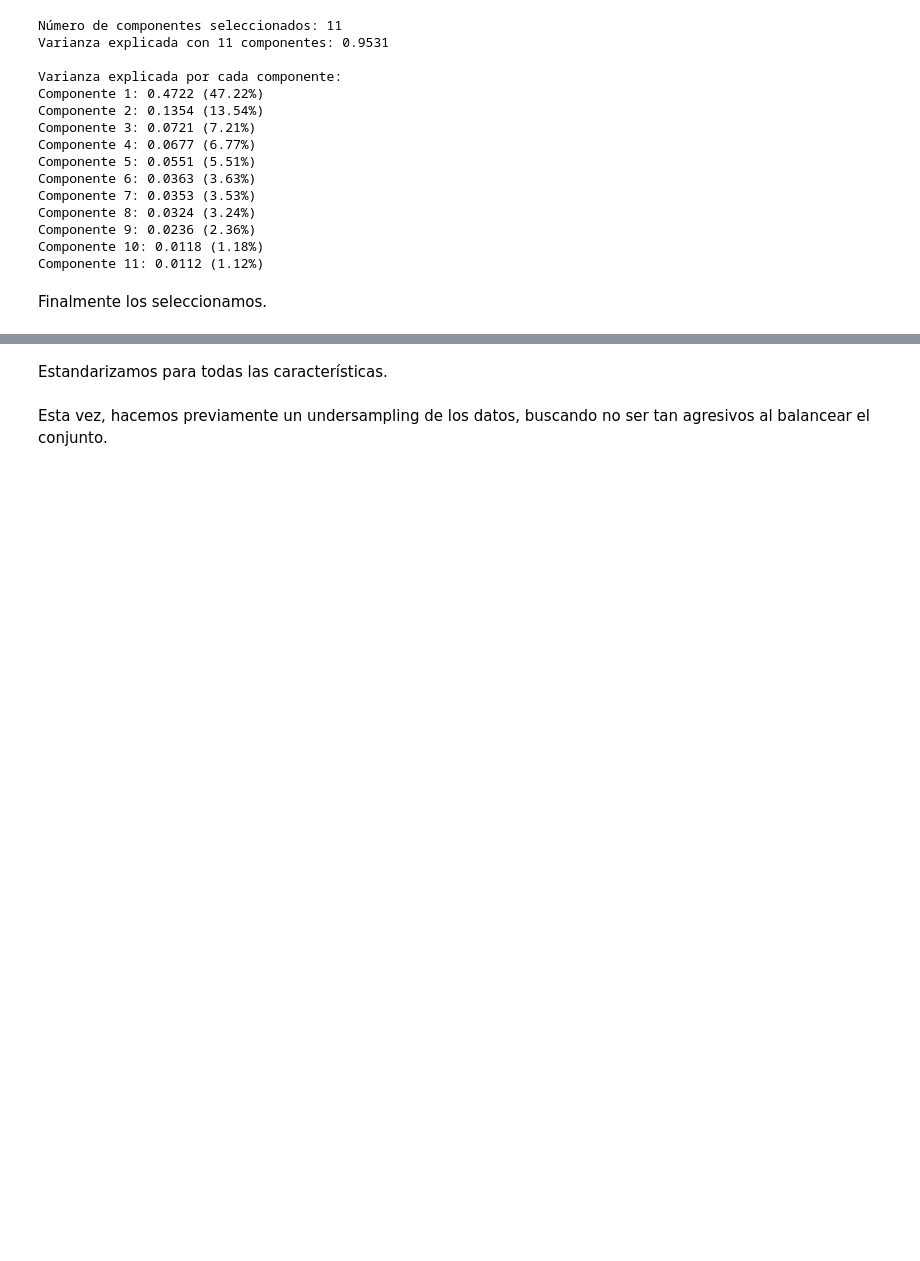
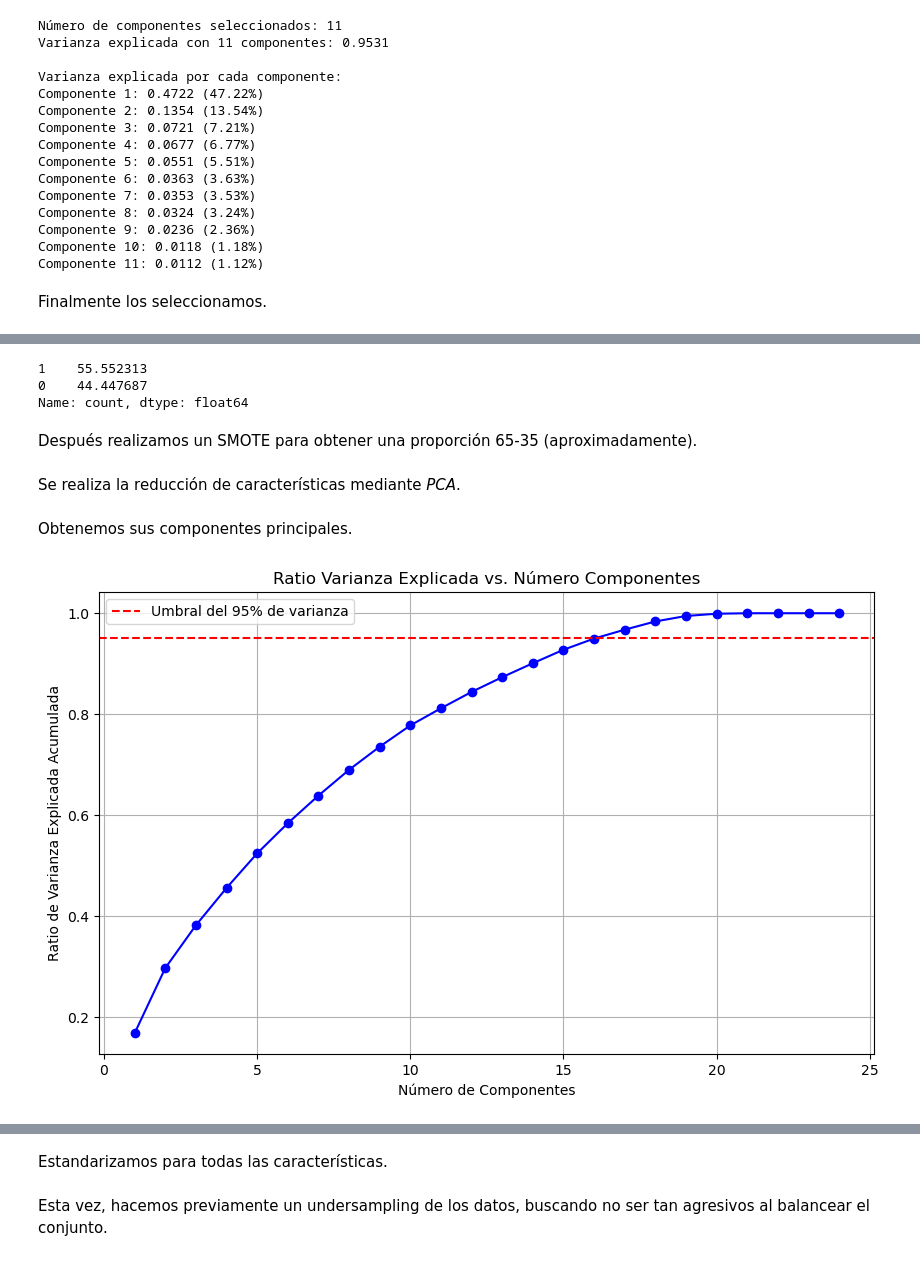
Before and after one commit to Tehedor/Reto1_ML-ABID, a Jupyter notebook: RandomForest_MLP.ipynb, the cells around one changed output, grey strips where cells are left out. Drawn from its saved outputs; the diff is of its cells as text; code cells hidden in the pictures; blank space fills up the shorter version.

Commit message:
Update RandomForest_MLP

```diff
--- a/RandomForest_MLP.ipynb
+++ b/RandomForest_MLP.ipynb
@@ -405,0 +412,3 @@ X_pca_N_O = X_pca_full_N_O[:, :n_comp_N_O]
+# %%
+prep_A_U = StandardScaler().fit(X_train)
+X_scaled_A_U = prep_A_U.transform(X_train)
@@ -405,0 +417,45 @@ X_pca_N_O = X_pca_full_N_O[:, :n_comp_N_O]
+# %%
+unsamp_A_U = RandomUnderSampler(sampling_strategy=0.8, random_state=seed)
+X_resampled_A_U, y_resampled_A_U = unsamp_A_U.fit_resample(X_scaled_A_U, y_train)
+# %%
+# Calcular los conteos de valores
+counts = pd.Series(y_resampled_A_U).value_counts()
+
+# Calcular los porcentajes
+percentages = (counts / len(y_resampled_A_U)) * 100
+
+# Mostrar los resultados
+print(percentages)
+# %% [output]
+1    55.552313
+0    44.447687
+Name: count, dtype: float64
+# %% [markdown]
+Después realizamos un SMOTE para obtener una proporción 65-35 (aproximadamente).
+# %% [markdown]
+Se realiza la reducción de características mediante *PCA*.
+# %%
+pca_A_U= PCA()
+X_pca_full_A_U = pca_A_U.fit_transform(X_resampled_A_U)
+# %% [markdown]
+Obtenemos sus componentes principales.
+# %%
+# Calculate cumulative explained variance ratio
+cumulative_variance_ratio_A_U = np.cumsum(pca_A_U.explained_variance_ratio_)
+
+# Plot explained variance ratio
+plt.figure(figsize=(10, 6))
+plt.plot(range(1, len(cumulative_variance_ratio_A_U) + 1),
+         cumulative_variance_ratio_A_U, 'bo-')
+plt.xlabel('Número de Componentes')
+plt.ylabel('Ratio de Varianza Explicada Acumulada')
+plt.title('Ratio Varianza Explicada vs. Número Componentes')
+plt.grid(True)
+
+# Add threshold line
+plt.axhline(y=0.95, color='r', linestyle='--',
+            label='Umbral del 95% de varianza')
+plt.legend()
+plt.show()
+# %% [output]
+[figure, added]
```
Also changed, not shown: parts of 47 cells of this notebook.
